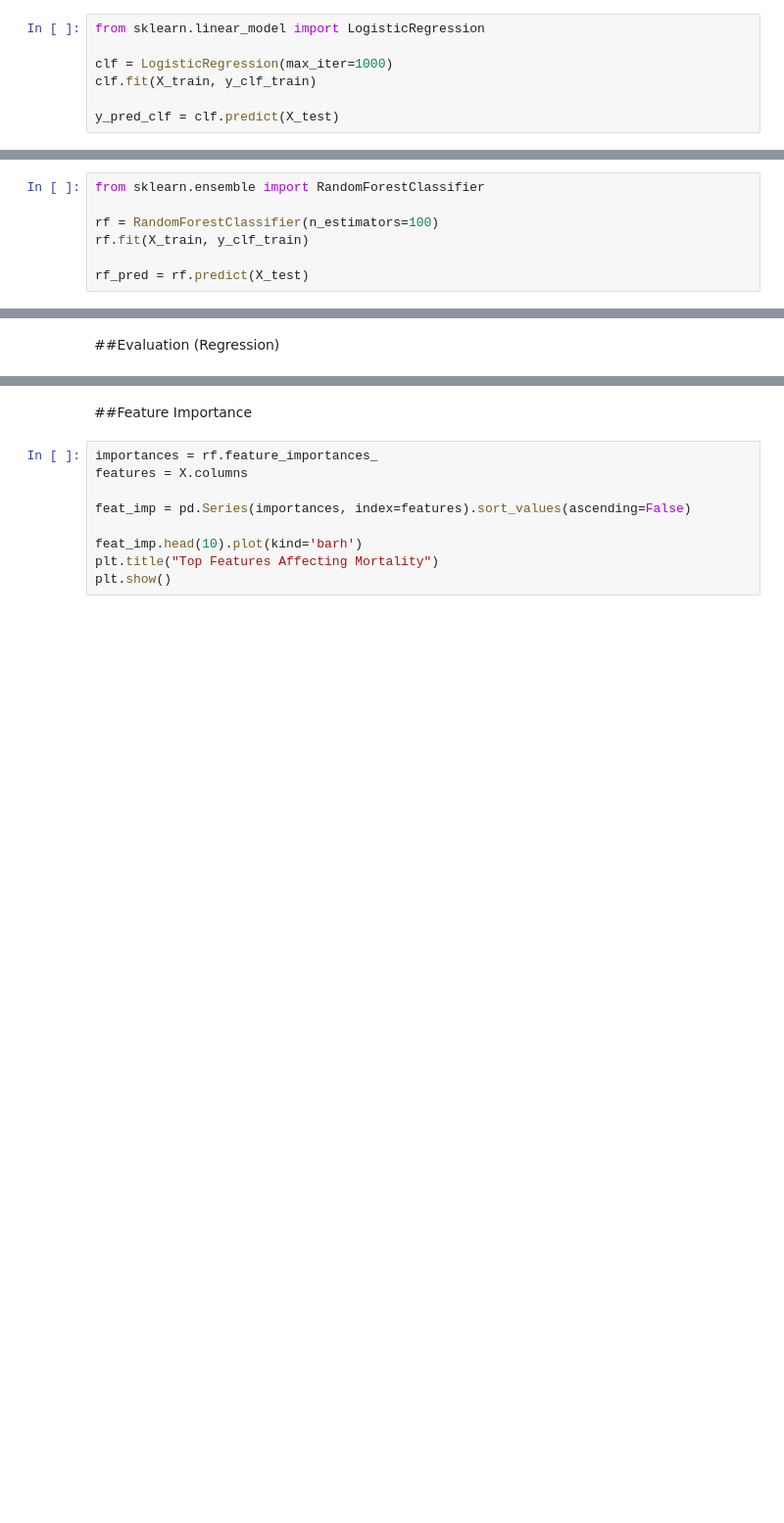
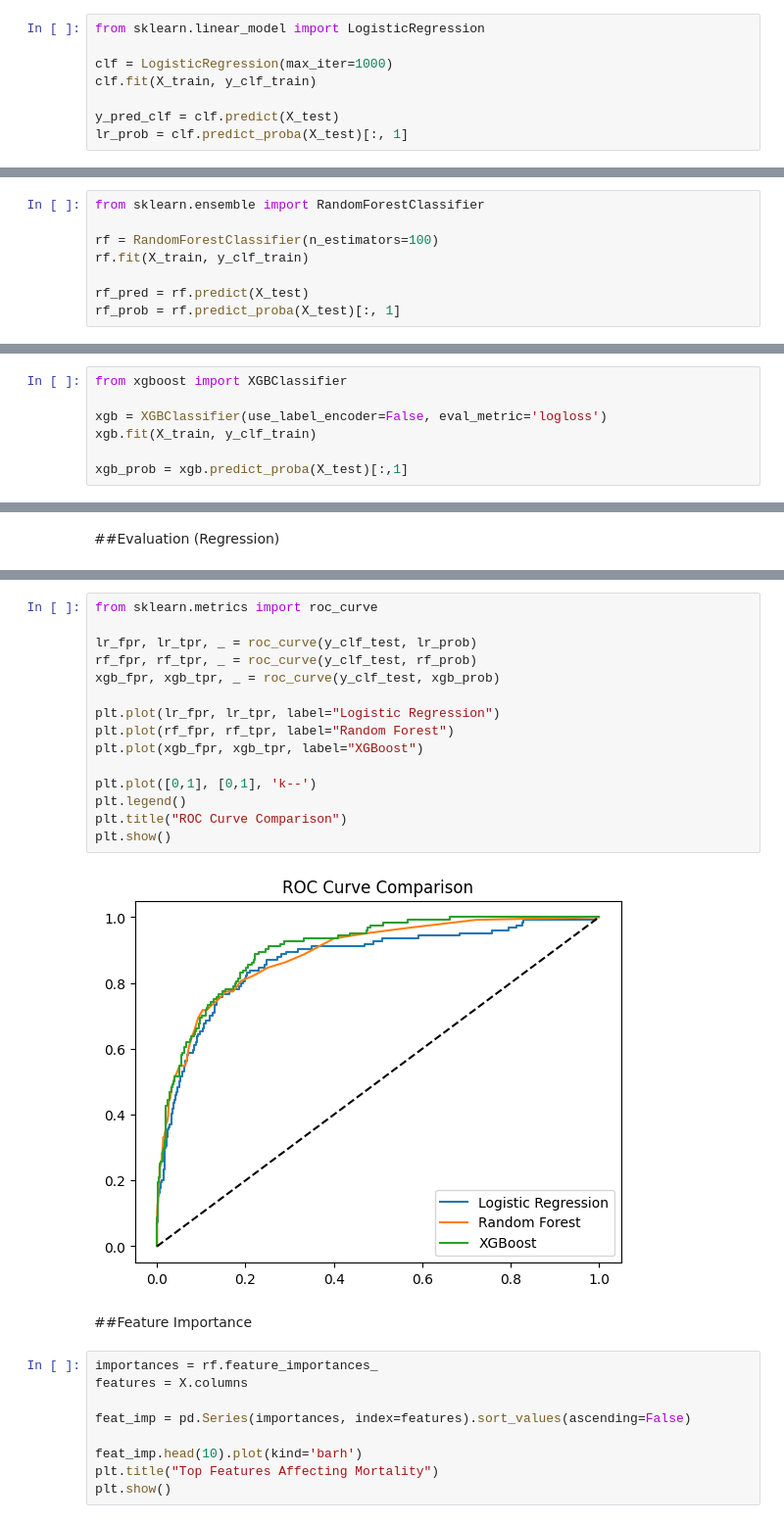
Before and after one commit to practicalClerk/ICU-Patient-Risk-Stratification, a Jupyter notebook: ICU_Risk_Stratisfaction_.ipynb, the cells around one changed output, grey strips where cells are left out. Shown at 98% size. Saved outputs shown, nothing was run; the diff lists cells and outputs as text; blank space fills up the shorter version.

```diff
--- a/ICU_Risk_Stratisfaction_.ipynb
+++ b/ICU_Risk_Stratisfaction_.ipynb
@@ -105,3 +122,4 @@ clf = LogisticRegression(max_iter=1000)
 clf.fit(X_train, y_clf_train)
 
 y_pred_clf = clf.predict(X_test)
+lr_prob = clf.predict_proba(X_test)[:, 1]
@@ -123,3 +132,4 @@ rf = RandomForestClassifier(n_estimators=100)
 rf.fit(X_train, y_clf_train)
 
 rf_pred = rf.predict(X_test)
+rf_prob = rf.predict_proba(X_test)[:, 1]
@@ -125,0 +138,7 @@ rf_pred = rf.predict(X_test)
+# %%
+from xgboost import XGBClassifier
+
+xgb = XGBClassifier(use_label_encoder=False, eval_metric='logloss')
+xgb.fit(X_train, y_clf_train)
+
+xgb_prob = xgb.predict_proba(X_test)[:,1]
@@ -145,3 +182,20 @@ RMSE: 2.1347201141692285
+# %%
+from sklearn.metrics import roc_curve
+
+lr_fpr, lr_tpr, _ = roc_curve(y_clf_test, lr_prob)
+rf_fpr, rf_tpr, _ = roc_curve(y_clf_test, rf_prob)
+xgb_fpr, xgb_tpr, _ = roc_curve(y_clf_test, xgb_prob)
+
+plt.plot(lr_fpr, lr_tpr, label="Logistic Regression")
+plt.plot(rf_fpr, rf_tpr, label="Random Forest")
+plt.plot(xgb_fpr, xgb_tpr, label="XGBoost")
+
+plt.plot([0,1], [0,1], 'k--')
+plt.legend()
+plt.title("ROC Curve Comparison")
+plt.show()
+# %% [output]
+[figure, added]
 # %% [markdown]
 ##Feature Importance
 # %%
```
Also changed, not shown: parts of 18 cells of this notebook.
